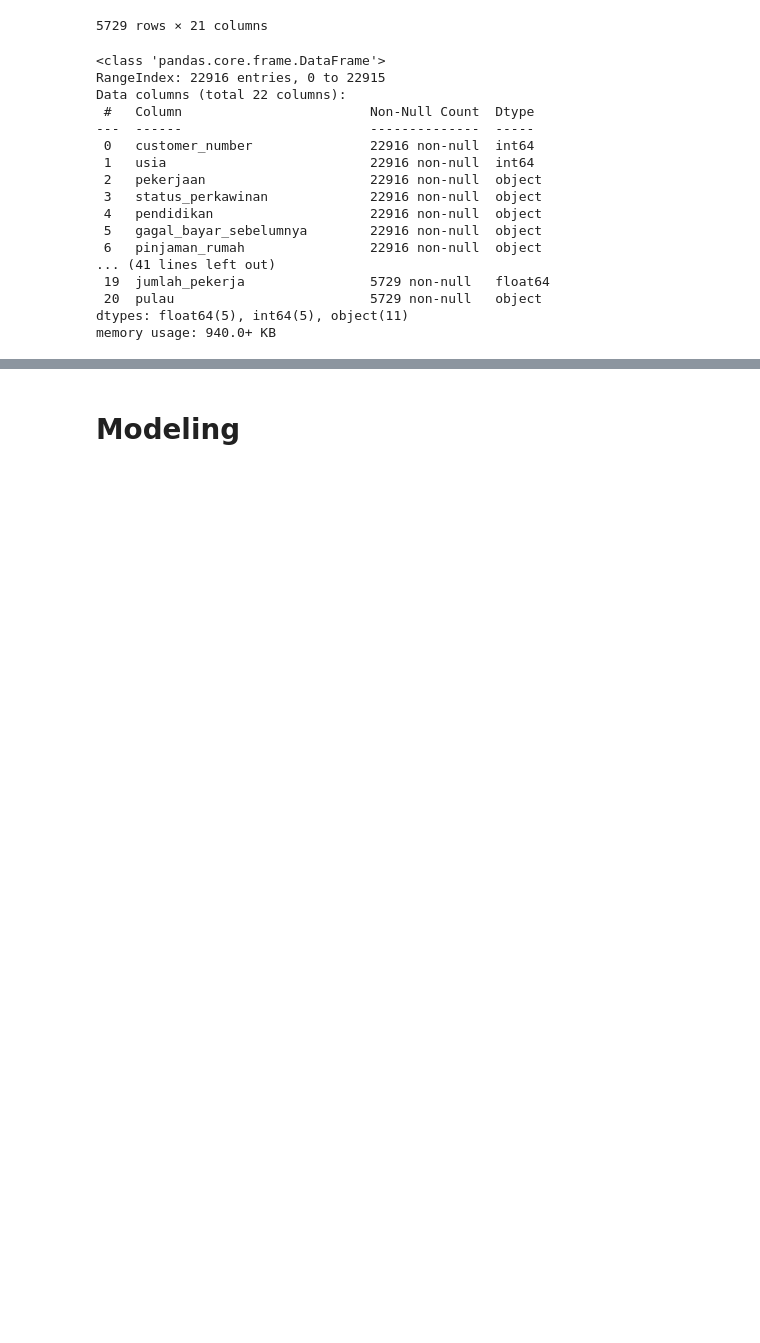
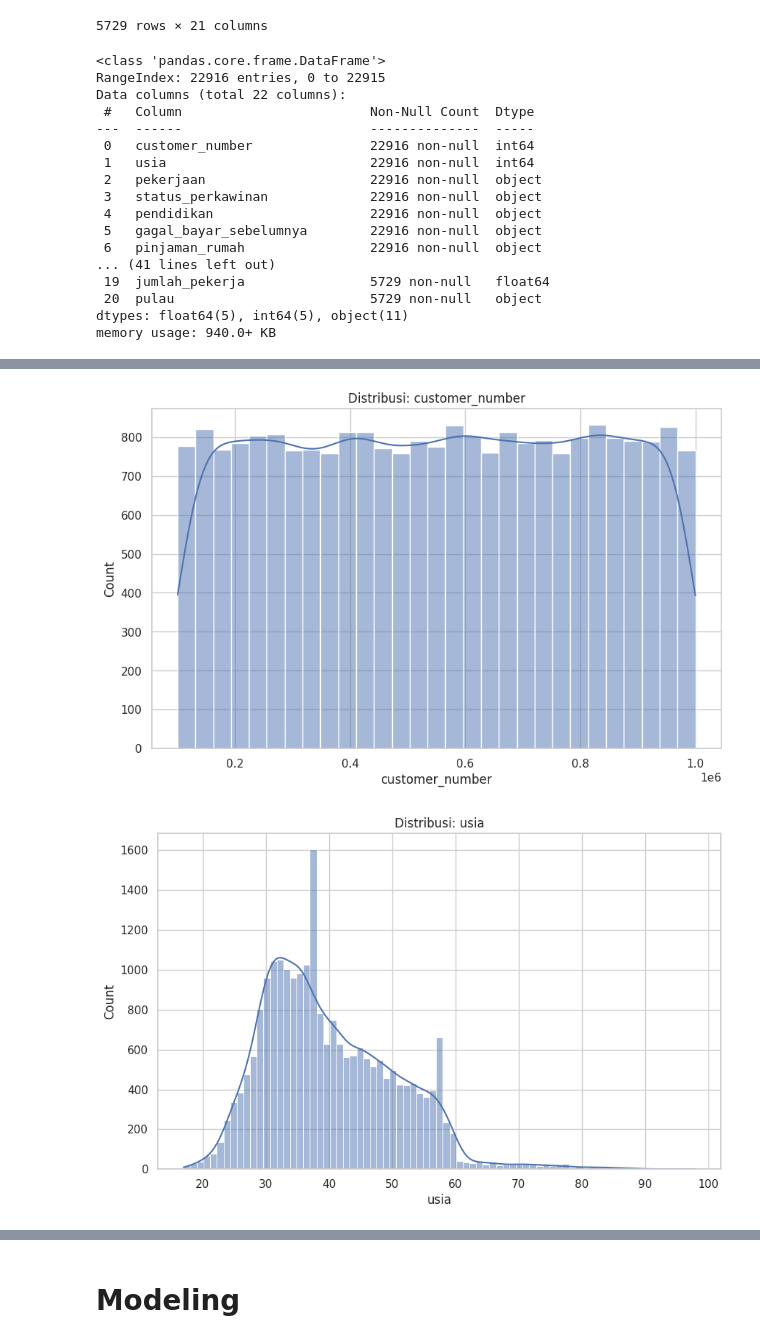
Before and after one commit to Dimassaputra5/DataQuest, a Jupyter notebook: DataQuest.ipynb, the cells around one changed output, grey strips where cells are left out. Saved outputs shown, nothing was run; the diff lists cells and outputs as text; code cells hidden in the pictures; blank space fills up the shorter version.

```diff
--- a/DataQuest.ipynb
+++ b/DataQuest.ipynb
@@ -90,0 +122,8 @@ memory usage: 940.0+ KB
+# %%
+sns.set(style="whitegrid")
+plt.rcParams["figure.figsize"] = (10, 6)
+
+print(cc.describe())
+print(cc.describe(include='object'))
+print(cc.isnull().sum())
+print(cc.duplicated().sum())
@@ -90,0 +148,9 @@ memory usage: 940.0+ KB
+# %%
+num_cols = cc.select_dtypes(include=np.number).columns
+for col in num_cols:
+    sns.histplot(cc[col], kde=True)
+    plt.title(f'Distribusi: {col}')
+    plt.show()
+# %% [output]
+[figure, added]
+[figure, added]
```
Also changed, not shown: parts of 45 cells of this notebook.
